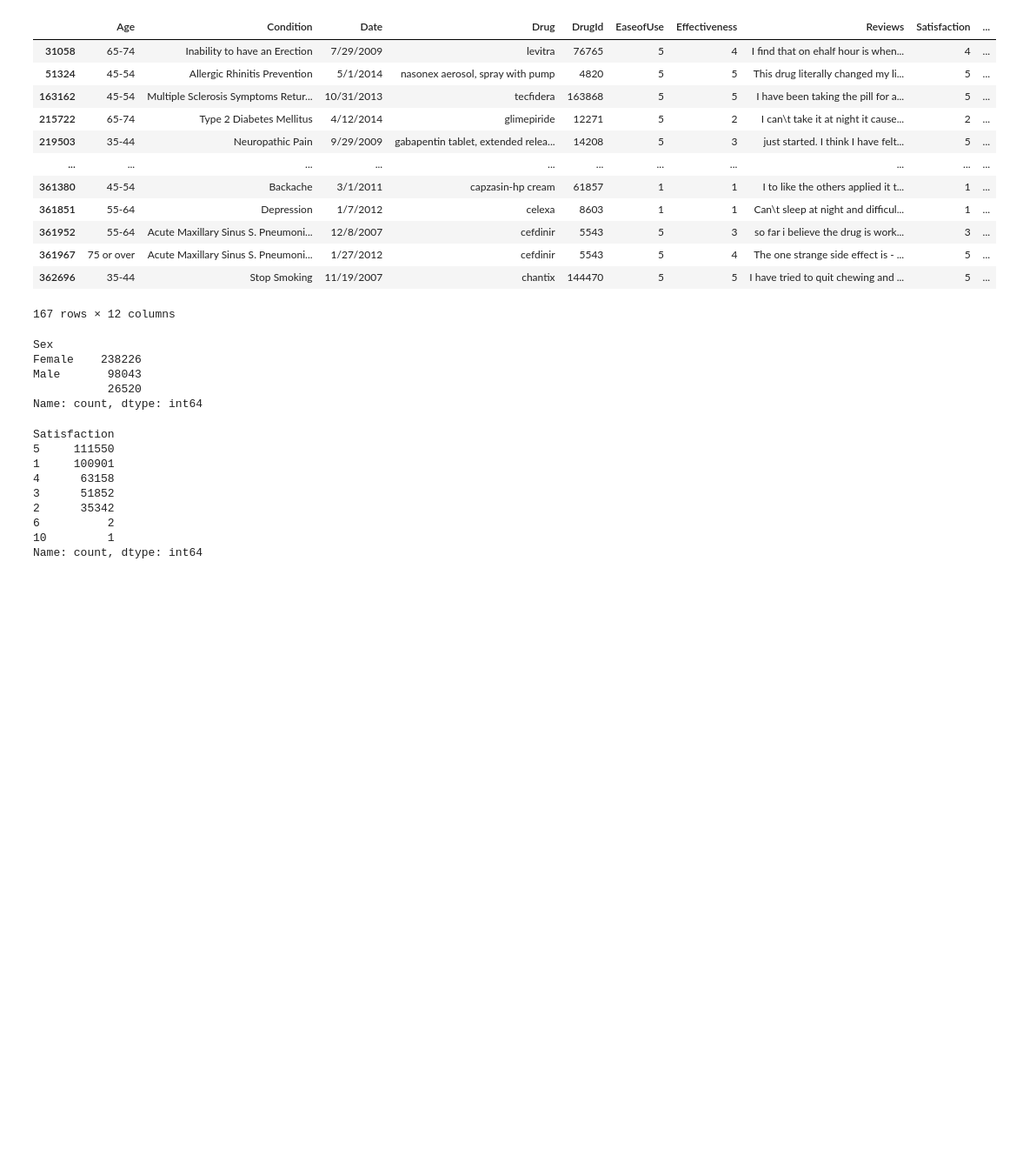
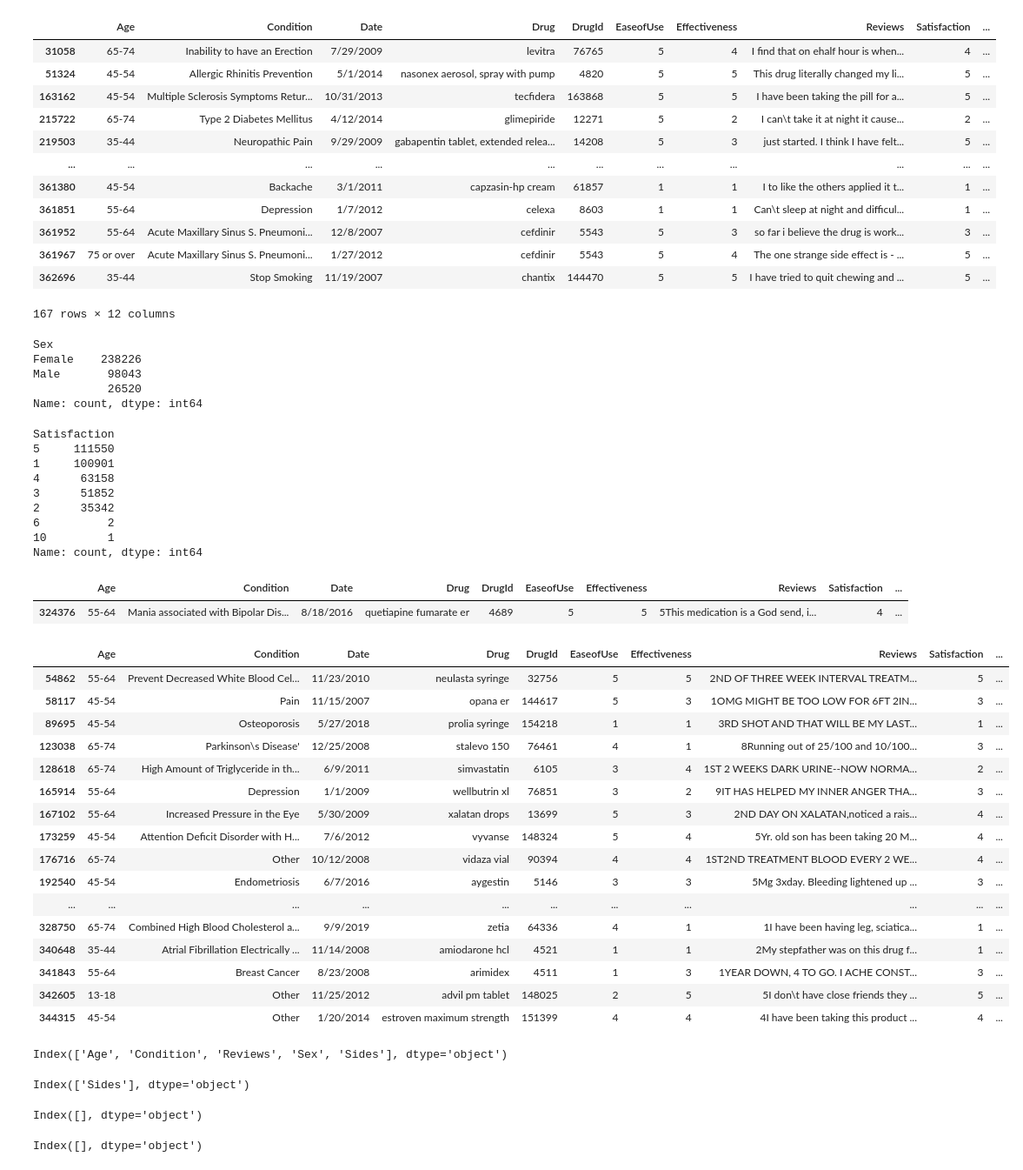
Before and after one commit to AnggaDS01/Python, a Jupyter notebook: Machine-Learning/Projects/Pytorch/Classification-Tasks/WebMD-Drug-Reviews-Dataset/preparation_raw_data.ipynb, the cells around one changed output. Shown at 87% size. Saved outputs shown, nothing was run; the diff lists cells and outputs as text; code cells hidden in the pictures; blank space fills up the shorter version.

```diff
--- a/Machine-Learning/Projects/Pytorch/Classification-Tasks/WebMD-Drug-Reviews-Dataset/preparation_raw_data.ipynb
+++ b/Machine-Learning/Projects/Pytorch/Classification-Tasks/WebMD-Drug-Reviews-Dataset/preparation_raw_data.ipynb
@@ -360,11 +360,11 @@ invalid_easeofuse_df_copy = invalid_easeofuse_df.copy(deep=True)
 invalid_easeofuse_df_copy.iloc[:4].loc[:, 'Condition'] = invalid_easeofuse_df_copy[:4]['Condition'] + invalid_easeofuse_df_copy[:4]['Date']
 invalid_easeofuse_df_copy.iloc[:4].loc[:, 'Date'] = invalid_easeofuse_df_copy[:4]['Drug']
 invalid_easeofuse_df_copy.iloc[:4].loc[:, 'Drug'] = invalid_easeofuse_df_copy[:4]['DrugId']
-invalid_easeofuse_df_copy.iloc[:4].loc[:, 'DrugId'] = invalid_easeofuse_df_copy[:4]['EaseofUse']
+# invalid_easeofuse_df_copy.iloc[:4].loc[:, 'DrugId'] = invalid_easeofuse_df_copy[:4]['EaseofUse']
 
-invalid_easeofuse_df_copy.iloc[4:].loc[:, 'Drug'] = invalid_easeofuse_df_copy.iloc[4:].loc[:, 'Drug'] + '' + invalid_easeofuse_df_copy.iloc[4:].loc[:, 'DrugId']
-invalid_easeofuse_df_copy.iloc[4:].loc[:, 'DrugId'] = invalid_easeofuse_df_copy.iloc[4:].loc[:, 'EaseofUse']
-invalid_easeofuse_df_copy['EaseofUse'] = invalid_easeofuse_df_copy['Effectiveness']
+invalid_easeofuse_df_copy.iloc[4:].loc[:, 'Drug'] = invalid_easeofuse_df_copy[4:]['Drug'] + invalid_easeofuse_df_copy[4:]['DrugId']
+invalid_easeofuse_df_copy.loc[:, 'DrugId'] = invalid_easeofuse_df_copy['EaseofUse']
+invalid_easeofuse_df_copy.loc[:, 'EaseofUse'] = invalid_easeofuse_df_copy['Effectiveness']
 invalid_easeofuse_df_copy[['Effectiveness', 'Reviews']] = invalid_easeofuse_df_copy['Reviews'].str.extract(r'(\d+)(.*)', expand=True)
 # %%
 invalid_easeofuse_df_copy[:10]
@@ -647,9 +652,40 @@ Satisfaction
 6          2
 10         1
 Name: count, dtype: int64
+# %%
+concat_df.loc[[324376], :]
+# %% [output]
+|  | Age | Condition | Date | Drug | DrugId | EaseofUse | Effectiveness | Reviews | Satisfaction | ... |
+| 324376 | 55-64 | Mania associated with Bipolar Dis... | 8/18/2016 | quetiapine fumarate er | 4689 | 5 | 5 | 5This medication is a God send, i... | 4 | ... |
+# %%
+concat_df[concat_df['Reviews'].str.match(r'(\d)([A-Z])')]
+# %% [output]
+|  | Age | Condition | Date | Drug | DrugId | EaseofUse | Effectiveness | Reviews | Satisfaction | ... |
+| 54862 | 55-64 | Prevent Decreased White Blood Cel... | 11/23/2010 | neulasta syringe | 32756 | 5 | 5 | 2ND OF THREE WEEK INTERVAL TREATM... | 5 | ... |
+| 58117 | 45-54 | Pain | 11/15/2007 | opana er | 144617 | 5 | 3 | 1OMG MIGHT BE TOO LOW FOR 6FT 2IN... | 3 | ... |
+| 89695 | 45-54 | Osteoporosis | 5/27/2018 | prolia syringe | 154218 | 1 | 1 | 3RD SHOT AND THAT WILL BE MY LAST... | 1 | ... |
+| 123038 | 65-74 | Parkinson\s Disease' | 12/25/2008 | stalevo 150 | 76461 | 4 | 1 | 8Running out of 25/100 and 10/100... | 3 | ... |
+| 128618 | 65-74 | High Amount of Triglyceride in th... | 6/9/2011 | simvastatin | 6105 | 3 | 4 | 1ST 2 WEEKS DARK URINE--NOW NORMA... | 2 | ... |
+| 165914 | 55-64 | Depression | 1/1/2009 | wellbutrin xl | 76851 | 3 | 2 | 9IT HAS HELPED MY INNER ANGER THA... | 3 | ... |
+| 167102 | 55-64 | Increased Pressure in the Eye | 5/30/2009 | xalatan drops | 13699 | 5 | 3 | 2ND DAY ON XALATAN,noticed a rais... | 4 | ... |
+| 173259 | 45-54 | Attention Deficit Disorder with H... | 7/6/2012 | vyvanse | 148324 | 5 | 4 | 5Yr. old son has been taking 20 M... | 4 | ... |
+| 176716 | 65-74 | Other | 10/12/2008 | vidaza vial | 90394 | 4 | 4 | 1ST2ND TREATMENT BLOOD EVERY 2 WE... | 4 | ... |
+| 192540 | 45-54 | Endometriosis | 6/7/2016 | aygestin | 5146 | 3 | 3 | 5Mg 3xday. Bleeding lightened up ... | 3 | ... |
+| ... | ... | ... | ... | ... | ... | ... | ... | ... | ... | ... |
+| 328750 | 65-74 | Combined High Blood Cholesterol a... | 9/9/2019 | zetia | 64336 | 4 | 1 | 1I have been having leg, sciatica... | 1 | ... |
+| 340648 | 35-44 | Atrial Fibrillation Electrically ... | 11/14/2008 | amiodarone hcl | 4521 | 1 | 1 | 2My stepfather was on this drug f... | 1 | ... |
+| 341843 | 55-64 | Breast Cancer | 8/23/2008 | arimidex | 4511 | 1 | 3 | 1YEAR DOWN, 4 TO GO. I ACHE CONST... | 3 | ... |
+| 342605 | 13-18 | Other | 11/25/2012 | advil pm tablet | 148025 | 2 | 5 | 5I don\t have close friends they ... | 5 | ... |
+| 344315 | 45-54 | Other | 1/20/2014 | estroven maximum strength | 151399 | 4 | 4 | 4I have been taking this product ... | 4 | ... |
 # %%
-# empty_string_columns = concat_df.columns[concat_df.apply(lambda col: col.str.match(r'^\s*$').any())]
+empty_string_columns = concat_df.columns[concat_df.apply(lambda col: col.str.match(r'^\s*$').any())]
 
-# print(empty_string_columns)
-
-# concat_df.replace(r'^\s*$', np.nan, regex=True, inplace=True)
+print(empty_string_columns)
+# %% [output]
+Index(['Age', 'Condition', 'Reviews', 'Sex', 'Sides'], dtype='object')
+# %%
+quote_string_columns = concat_df.columns[concat_df.apply(lambda col: col.str.match(r'^\s+[\'"]').any())]
+
+print(quote_string_columns)
+# %% [output]
+Index(['Sides'], dtype='object')
@@ -655,0 +694,12 @@ Name: count, dtype: int64
+# %%
+empty_string_columns = concat_df.columns[concat_df.apply(lambda col: col.str.match(r'^\s*$').any())]
+
+print(empty_string_columns)
+# %% [output]
+Index([], dtype='object')
+# %%
+quote_string_columns = concat_df.columns[concat_df.apply(lambda col: col.str.match(r'^\s+[\'"]').any())]
+
+print(quote_string_columns)
+# %% [output]
+Index([], dtype='object')
```
Also changed, not shown: parts of 16 cells of this notebook, 1 other file.
